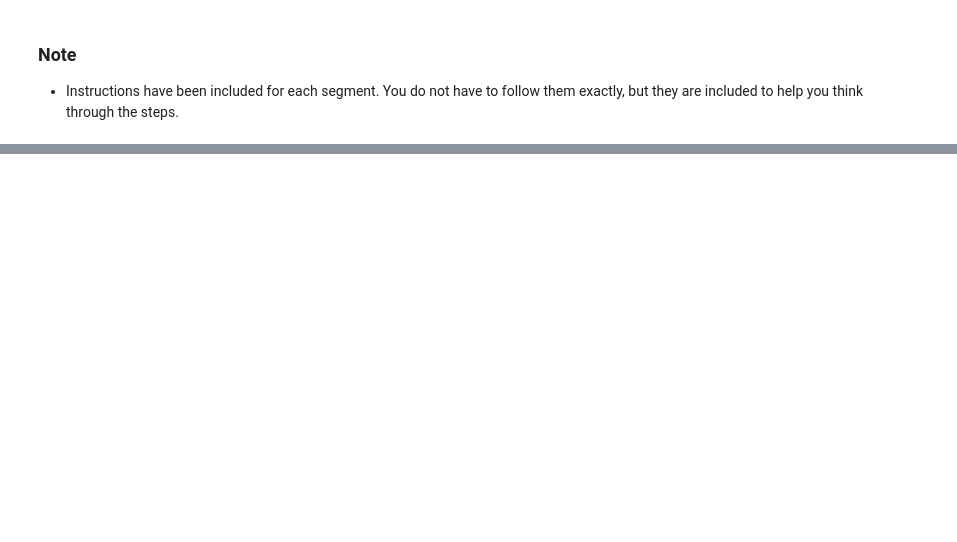
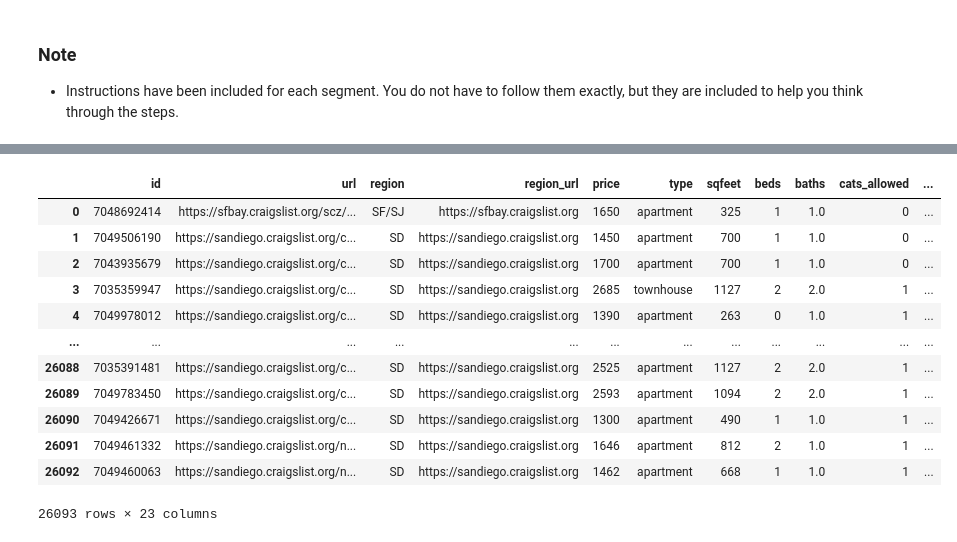
Before and after one commit to ski2488/Project.3, a Jupyter notebook: housing.ipynb, the cells around one changed output, grey strips where cells are left out. Saved outputs shown, nothing was run; the diff lists cells and outputs as text; code cells hidden in the pictures; blank space fills up the shorter version.

```diff
--- a/housing.ipynb
+++ b/housing.ipynb
@@ -24,0 +38,30 @@ housing_data.head()
+# %%
+## Import income data
+# Source: https://www.bea.gov/data/income-saving/personal-income-county-metro-and-other-areas ('Metropolitian Area Table')
+income = "Resources/income_data.xlsx"
+income = pd.read_excel(income)
+
+# Select relevant rows and columns
+income = income.iloc[7:391, [0,2]]
+
+# Rename columns
+income.rename(columns = {'Table 2. Per Capita Personal Income, by Metropolitan Area, 2019–2021': "region",
+                         'Unnamed: 2': "Per_Capita_Income_2020"}, inplace = True)
+
+# Filter for major cities
+city_list = ['San Francisco-Oakland-Berkeley, CA', 'San Jose-Sunnyvale-Santa Clara, CA', 'San Diego-Chula Vista-Carlsbad, CA',
+             'Jacksonville, FL', 'Chicago-Naperville-Elgin, IL-IN-WI', 'New York-Newark-Jersey City, NY-NJ-PA',
+             'Philadelphia-Camden-Wilmington, PA-NJ-DE-MD', 'Austin-Round Rock-Georgetown, TX', 'Dallas-Fort Worth-Arlington, TX',
+             'Houston-The Woodlands-Sugar Land, TX', 'San Antonio-New Braunfels, TX', 'Phoenix-Mesa-Chandler, AZ',
+             'Los Angeles-Long Beach-Anaheim, CA']
+income_filter = income.loc[income['region'].isin(city_list)]
+
+# Standardize city names
+income = income_filter.replace([city for city in income_filter['region']],
+                               ['ATX', 'CHI', 'DFW', 'HOU', 'JAX', 'LA', 'NY', 'PHL', 'PHX', 'SA', 'SD', 'SF/SJ', 'SF/SJ'])
+
+# Group by cities in order to combine 'San Francisco & San Jose'
+income = income.groupby(['region']).mean()
+
+# Display Data
+income
@@ -24,0 +83,18 @@ housing_data.head()
+# %%
+## Merge Rent and Income data
+data = pd.merge(rent, income, how="left", on = "region")
+data
+# %% [output]
+|  | id | url | region | region_url | price | type | sqfeet | beds | baths | cats_allowed | ... |
+| 0 | 7048692414 | https://sfbay.craigslist.org/scz/... | SF/SJ | https://sfbay.craigslist.org | 1650 | apartment | 325 | 1 | 1.0 | 0 | ... |
+| 1 | 7049506190 | https://sandiego.craigslist.org/c... | SD | https://sandiego.craigslist.org | 1450 | apartment | 700 | 1 | 1.0 | 0 | ... |
+| 2 | 7043935679 | https://sandiego.craigslist.org/c... | SD | https://sandiego.craigslist.org | 1700 | apartment | 700 | 1 | 1.0 | 0 | ... |
+| 3 | 7035359947 | https://sandiego.craigslist.org/c... | SD | https://sandiego.craigslist.org | 2685 | townhouse | 1127 | 2 | 2.0 | 1 | ... |
+| 4 | 7049978012 | https://sandiego.craigslist.org/c... | SD | https://sandiego.craigslist.org | 1390 | apartment | 263 | 0 | 1.0 | 1 | ... |
+| ... | ... | ... | ... | ... | ... | ... | ... | ... | ... | ... | ... |
+| 26088 | 7035391481 | https://sandiego.craigslist.org/c... | SD | https://sandiego.craigslist.org | 2525 | apartment | 1127 | 2 | 2.0 | 1 | ... |
+| 26089 | 7049783450 | https://sandiego.craigslist.org/c... | SD | https://sandiego.craigslist.org | 2593 | apartment | 1094 | 2 | 2.0 | 1 | ... |
+| 26090 | 7049426671 | https://sandiego.craigslist.org/c... | SD | https://sandiego.craigslist.org | 1300 | apartment | 490 | 1 | 1.0 | 1 | ... |
+| 26091 | 7049461332 | https://sandiego.craigslist.org/n... | SD | https://sandiego.craigslist.org | 1646 | apartment | 812 | 2 | 1.0 | 1 | ... |
+| 26092 | 7049460063 | https://sandiego.craigslist.org/n... | SD | https://sandiego.craigslist.org | 1462 | apartment | 668 | 1 | 1.0 | 1 | ... |
+26093 rows × 23 columns
```
Also changed, not shown: parts of 7 cells of this notebook, 3 other files.
